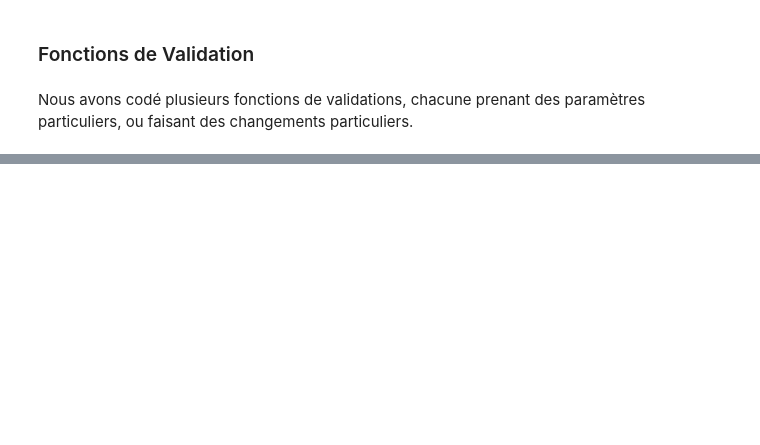
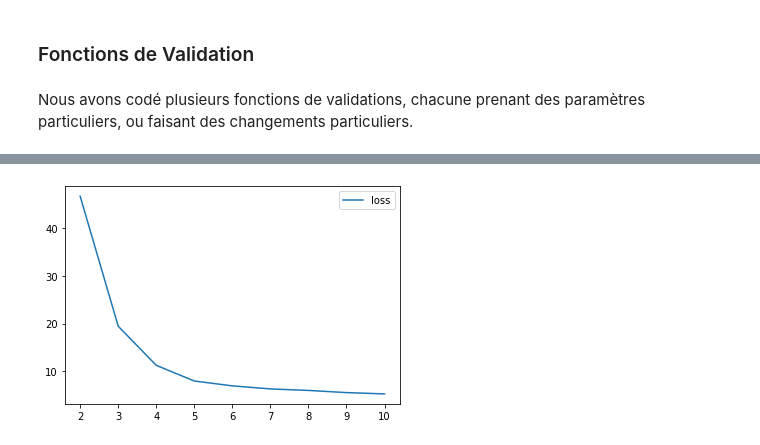
Before and after one commit to Alastrael/Road-Sign-Detection, a Jupyter notebook: rapport_notebook_projet.ipynb, the cells around one changed output, grey strips where cells are left out. Saved outputs shown, nothing was run; the diff lists cells and outputs as text; code cells hidden in the pictures; blank space fills up the shorter version.

Commit message:
First end of project

```diff
--- a/rapport_notebook_projet.ipynb
+++ b/rapport_notebook_projet.ipynb
@@ -245,9 +198,7 @@ Combinons maintenant toutes ces données, par curiosité.
 # %%
 fig = go.Figure(
     data=[
-        go.Bar(name='Training', x=x_t, y=y_t),
-        go.Bar(name='Validation', x=x_v, y=y_v),
-        go.Bar(name='Raw', x=x_r, y=y_r),
+        go.Bar(name='Train / Raw', x=x_r, y=y_r),
         go.Bar(name='Test', x=x_s, y=y_s)
     ],
     layout_title_text="Nombre d'images par classe (en %)",
@@ -263,0 +350,3 @@ Nous avons codé plusieurs fonctions de validations, chacune prenant des paramè
+# %%
+net     = LeNet5(0.4)
+history = train_loop(train_loader, net, nn.CrossEntropyLoss(), lr=0.00155, epochs=10, weight_decay=0.008)
@@ -263,0 +365,27 @@ Nous avons codé plusieurs fonctions de validations, chacune prenant des paramè
+# %%
+def show_loss(histories, without_first=False) :
+    history =  []
+    if without_first :
+        history = histories[1:]
+    else :
+        history = histories
+    fig, ax = plt.subplots()
+    ax.plot([h['epoch'] for h in history], [h['loss'] for h in history], label='loss')
+    plt.legend()
+    plt.show()
+
+def show_learning(histories, without_first=False):
+    history =  []
+    if without_first :
+        history = histories[1:]
+    else :
+        history = histories
+    fig, ax = plt.subplots()
+    ax.plot([h['epoch'] for h in history], [h['train_acc'] for h in history], label='train accuracy')
+    ax.plot([h['epoch'] for h in history], [h['valid_acc'] for h in history], label='test accuracy')
+    plt.legend()
+    plt.show()
+
+show_loss(history, True)
+# %% [output]
+[figure, added]
```
Also changed, not shown: parts of 36 cells of this notebook, 7 other files.
